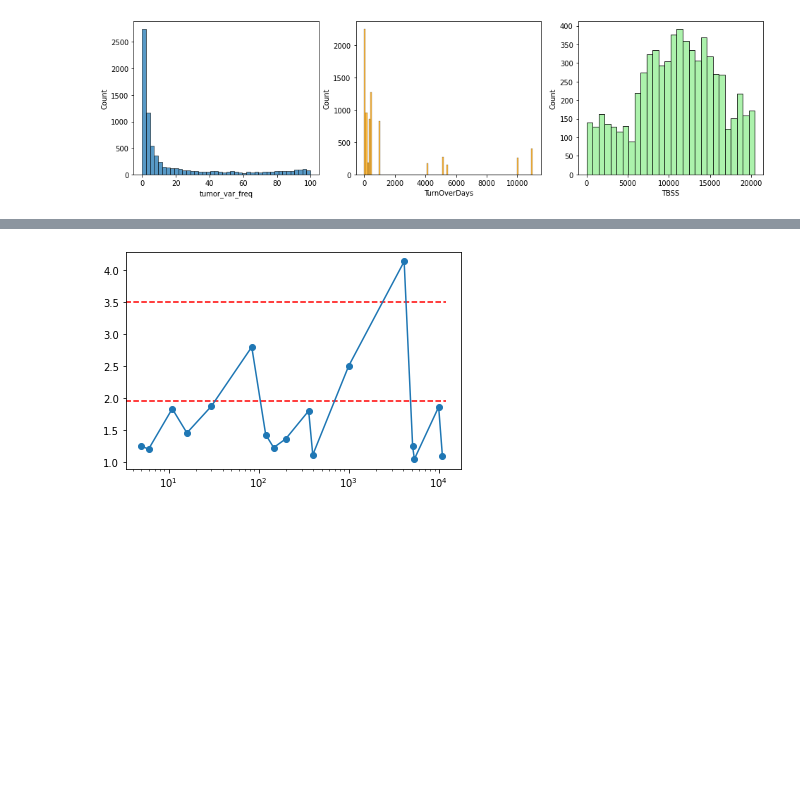
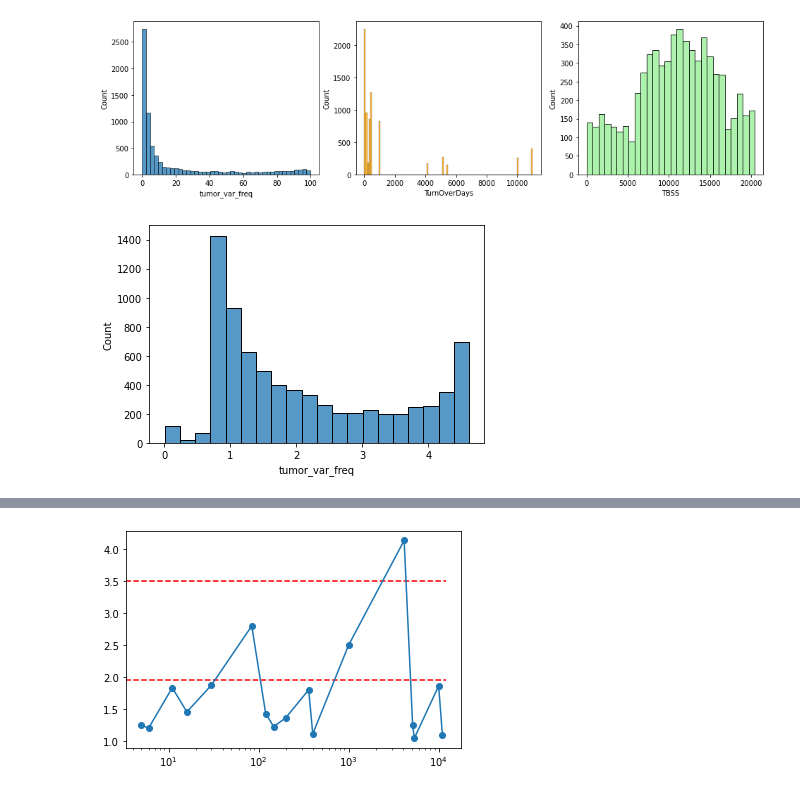
Before and after one commit to mitoclub/Signatures, a Jupyter notebook: notebooks/cancer_calc_ms.ipynb, the cells around one changed output, grey strips where cells are left out. Drawn from its saved outputs; the diff is of its cells as text; code cells hidden in the pictures; blank space fills up the shorter version.

```diff
--- a/notebooks/cancer_calc_ms.ipynb
+++ b/notebooks/cancer_calc_ms.ipynb
@@ -574,4 +574,8 @@ sns.histplot(mutations["TBSS"], color="lightgreen")
 plt.show()
 # %% [output]
 [figure]
+# %%
+sns.histplot(np.log1p(mutations["tumor_var_freq"]));
+# %% [output]
+[figure, added]
 # %%
```
Also changed, not shown: parts of 17 cells of this notebook, 1 other file.
